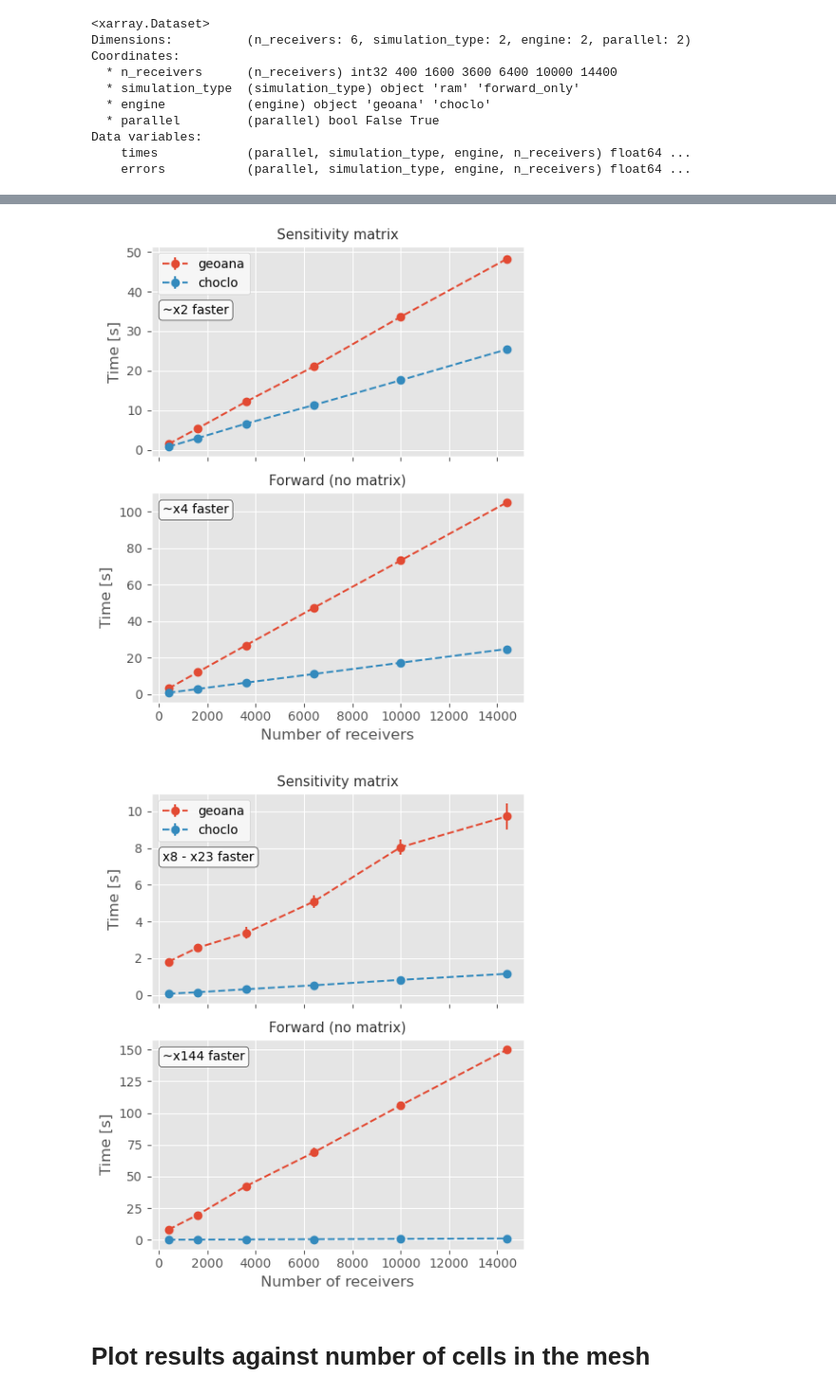
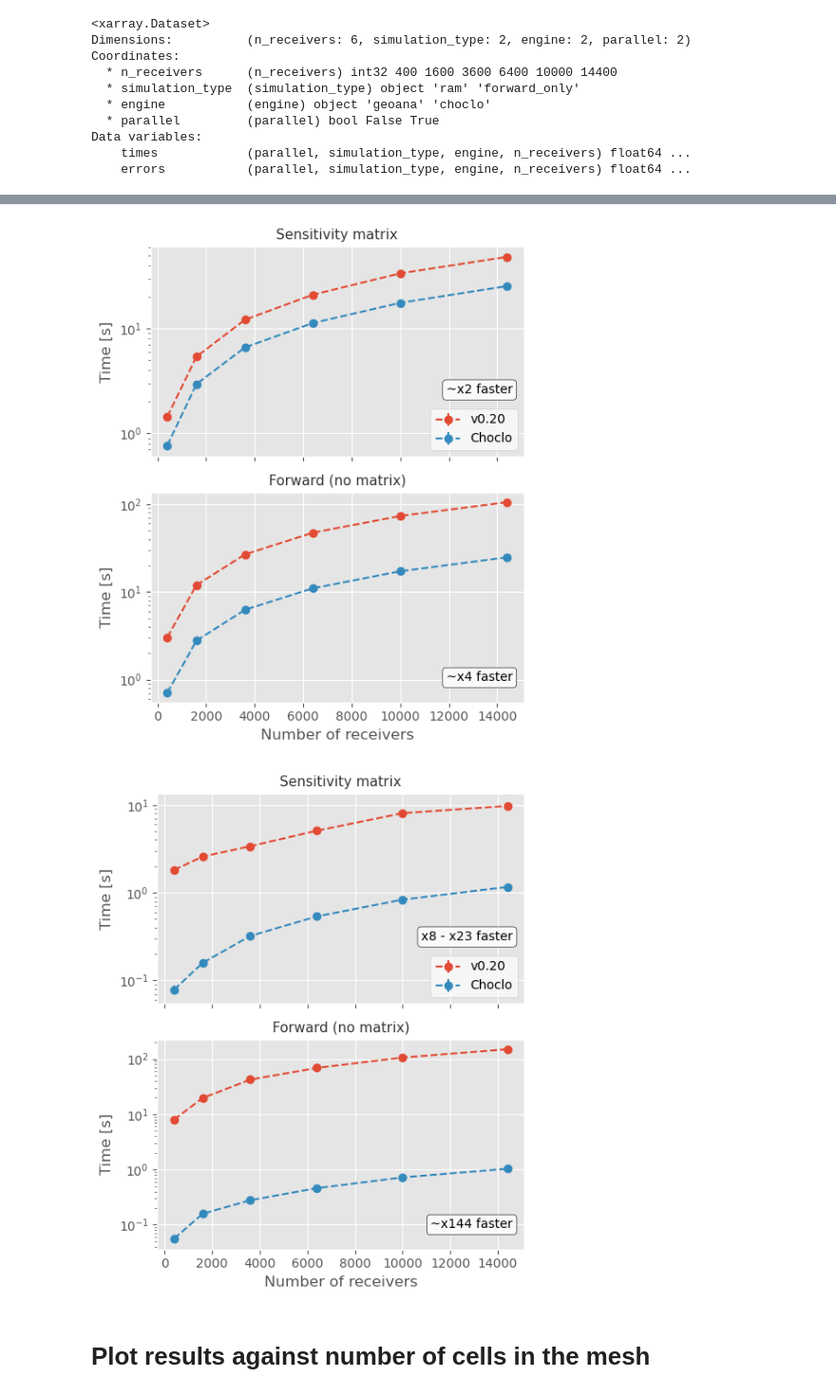
Before and after one commit to santisoler/simpeg-benchmarks-gravity, a Jupyter notebook: notebooks/99-figures.ipynb, the cells around one changed output, grey strips where cells are left out. Shown: that part at 95% size. Drawn from its saved outputs; the diff is of its cells as text; code cells hidden in the pictures.

Commit message:
Update figures notebook

```diff
--- a/notebooks/99-figures.ipynb
+++ b/notebooks/99-figures.ipynb
@@ -17,6 +15,13 @@ figs_dir = Path("..") / "figs"
 
 if not figs_dir.is_dir():
     figs_dir.mkdir(parents=True)
+# %%
+figs_dpi = 300
+# %%
+engine_to_str = {
+    "choclo": "Choclo",
+    "geoana": "v0.20",
+}
 # %% [markdown]
 # Plot results against number of receivers
 # %%
@@ -91,26 +44,23 @@ for parallel in (False, True):
 # %%
 for parallel in (False, True):
-
     ncols, nrows = 1, 2
     figsize = (5, 6)
     fig, axes = plt.subplots(nrows=nrows, ncols=ncols, figsize=figsize, sharex=True)
 
     for row, simulation_type in zip(range(nrows), dataset.simulation_type):
-
         ax = axes[row]
         for engine in dataset.engine:
             results = dataset.sel(
                 engine=engine, simulation_type=simulation_type, parallel=parallel
             )
 
-            engine_str = str(engine.values)
             ax.errorbar(
                 x=results.n_receivers,
                 y=results.times,
                 yerr=results.errors,
                 marker="o",
                 linestyle="dashed",
-                label=engine_str,
+                label=engine_to_str[str(engine.values)],
             )
         sim_type_str = str(simulation_type.values)
         if sim_type_str == "forward_only":
@@ -126,40 +76,49 @@ for parallel in (False, True):
         ratio = times.sel(engine="geoana") / times.sel(engine="choclo")
         vmin, vmax = np.min(ratio.values), np.max(ratio.values)
         if vmax / vmin < 1.4:
             text = f"~x{round(np.mean(ratio.values))} faster"
         else:
             text = f"x{round(vmin)} - x{round(vmax)} faster"
+
         if row == 0:
-            loc = (0.03, 0.68)
+            loc = (0.97, 0.3)
+            ha = "right"
         else:
-            loc = (0.03, 0.9)
+            loc = (0.97, 0.1)
+            ha = "right"
+
         ax.annotate(
             text,
             loc,
             xycoords="axes fraction",
-            bbox=dict(boxstyle="round", fc="#fafafa", ec="#2e2e2e", alpha=1)
+            bbox=dict(boxstyle="round", fc="#fafafa", ec="#2e2e2e", alpha=1),
+            ha=ha,
         )
+        # ----------------
 
         # Add legend
         if row == 0:
-            ax.legend(loc="upper left")
+            ax.legend(loc="lower right")
         if row == 1:
             ax.set_xlabel("Number of receivers")
+
+        # Set yscales
+        ax.set_yscale("log")
 
     plt.tight_layout()
 
     # Save to disk
     if parallel:
         parallel_str = "parallel"
     else:
         parallel_str = "serial"
 
-    plt.savefig(figs_dir / f"benchmark_n-receivers_{parallel_str}.png")
+    plt.savefig(figs_dir / f"benchmark_n-receivers_{parallel_str}.png", dpi=figs_dpi)
 
     plt.show()
 # %% [output]
-[figure, old version]
+[figure, new version]
-[figure, old version]
+[figure, new version]
 # %% [markdown]
 # Plot results against number of cells in the mesh
 # %%
```
Also changed, not shown: parts of 12 cells of this notebook.
